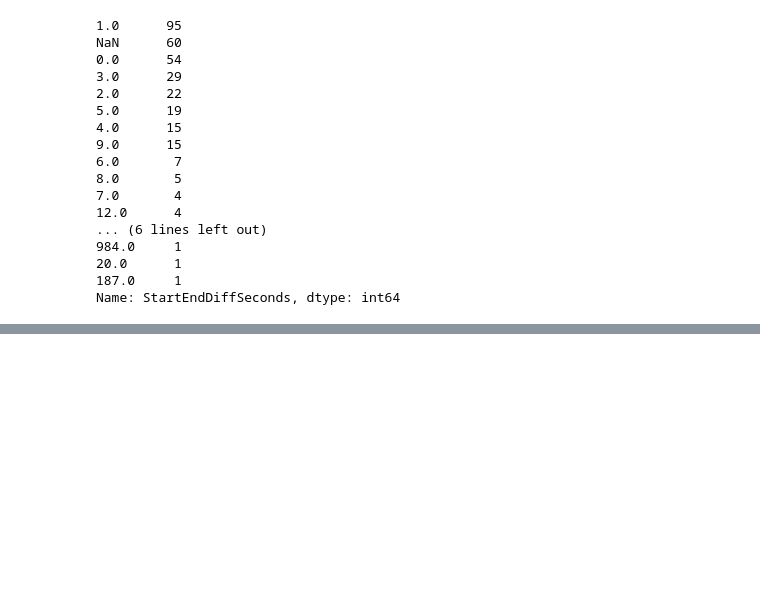
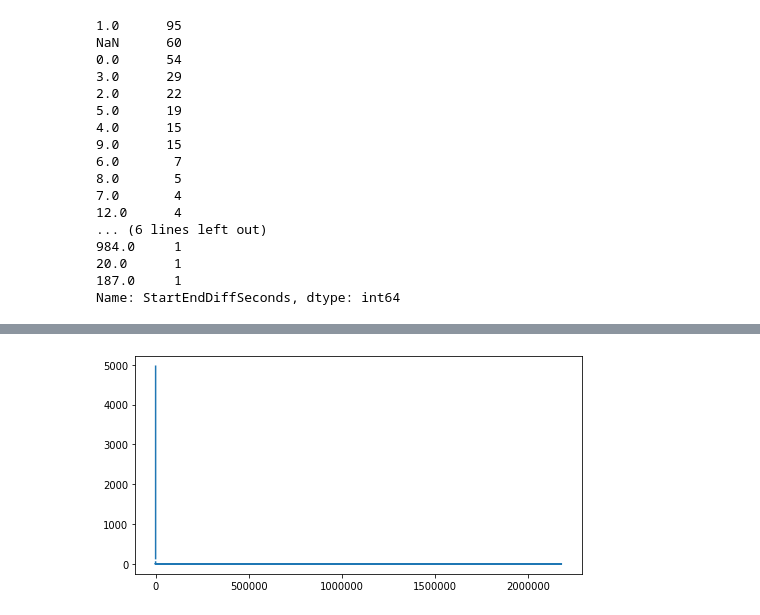
Before and after one commit to leilanihagen/interject-datacell-request-time-data-exploration, a Jupyter notebook: datacell_request_time.ipynb, the cells around one changed output, grey strips where cells are left out. Drawn from its saved outputs; the diff is of its cells as text; code cells hidden in the pictures; blank space fills up the shorter version.

```diff
--- a/datacell_request_time.ipynb
+++ b/datacell_request_time.ipynb
@@ -164,2 +245,10 @@ time_freq.plot()
+# %%
+fig = plt.figure(figsize=(8,4))
+plt.plot(request_history_time_freq)
+plt.show()
+
+# request_history_time_freq.plot.pie()
+# %% [output]
+[figure, added]
 # %%
 fig, ax = plt.subplot()
```
Also changed, not shown: parts of 32 cells of this notebook.
